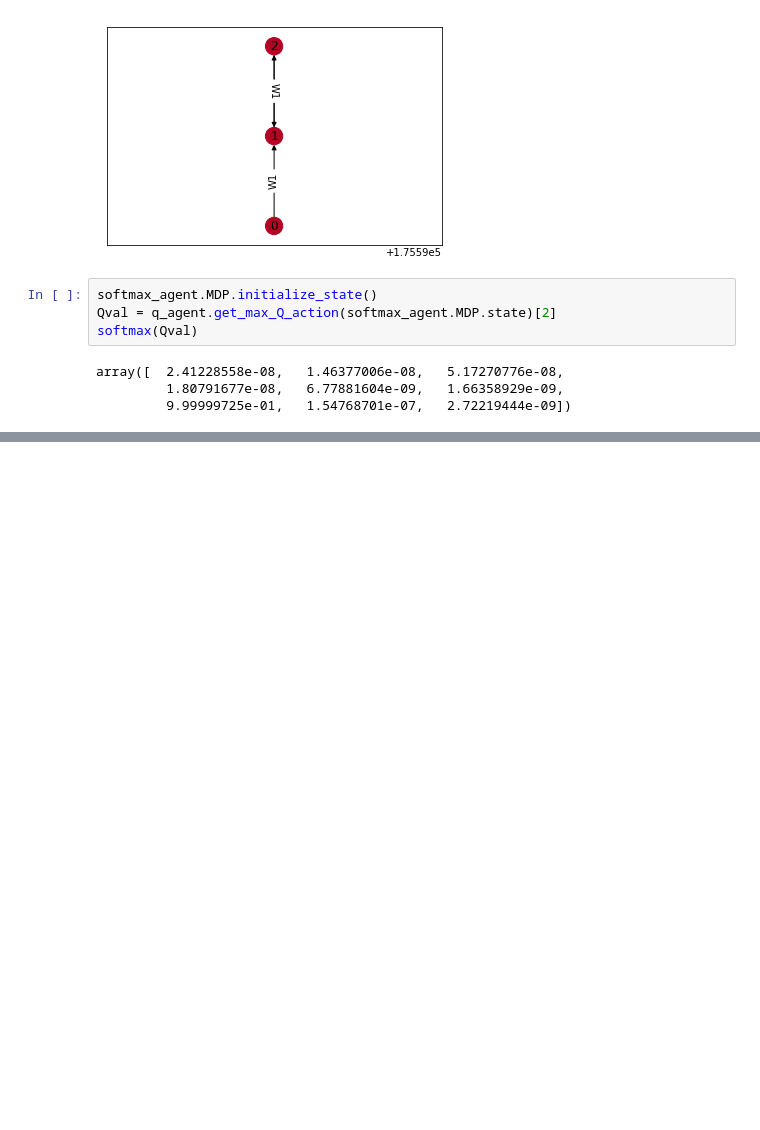
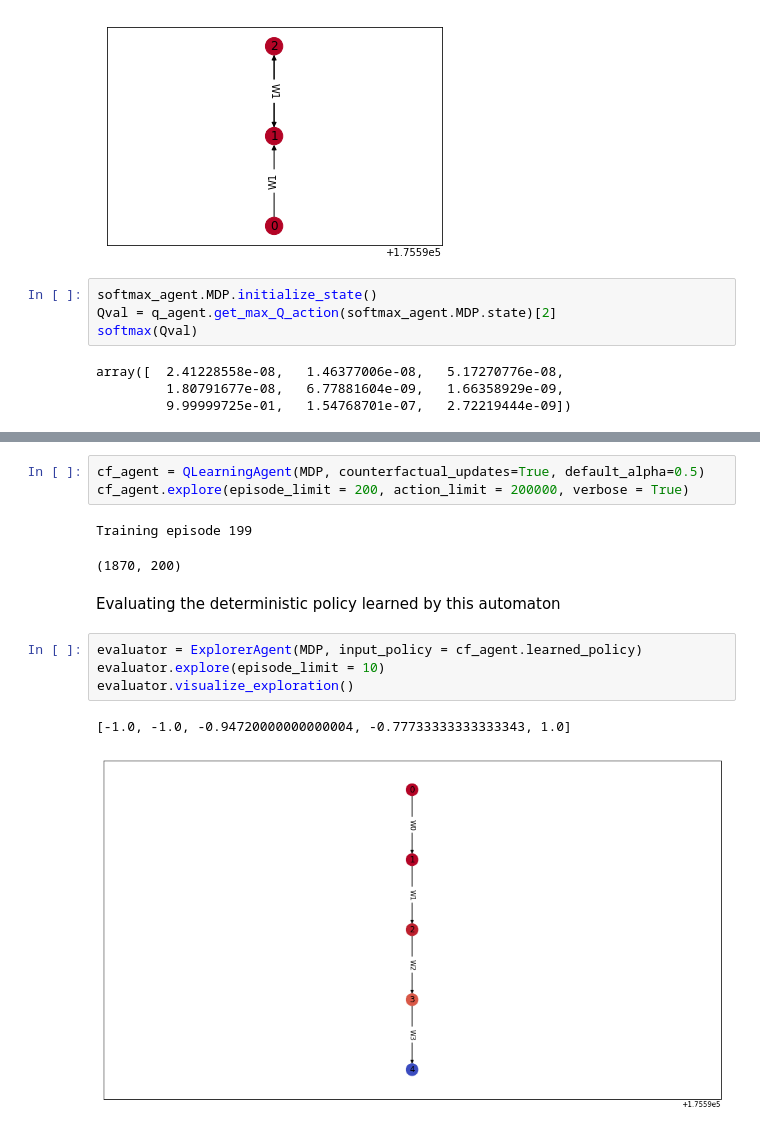
Before and after one commit to interactive-robotics/Personal_AJShah, a Jupyter notebook: LTLProgression/QLearning.ipynb, the cells around one changed output, grey strips where cells are left out. Cells and saved outputs as stored; diff of their text form; blank space fills up the shorter version.

```diff
--- a/LTLProgression/QLearning.ipynb
+++ b/LTLProgression/QLearning.ipynb
@@ -93,0 +99,15 @@ array([  2.41228558e-08,   1.46377006e-08,   5.17270776e-08,
+# %%
+cf_agent = QLearningAgent(MDP, counterfactual_updates=True, default_alpha=0.5)
+cf_agent.explore(episode_limit = 200, action_limit = 200000, verbose = True)
+# %% [output]
+Training episode 199
+(1870, 200)
+# %% [markdown]
+Evaluating the deterministic policy learned by this automaton
+# %%
+evaluator = ExplorerAgent(MDP, input_policy = cf_agent.learned_policy)
+evaluator.explore(episode_limit = 10)
+evaluator.visualize_exploration()
+# %% [output]
+[-1.0, -1.0, -0.94720000000000004, -0.77733333333333343, 1.0]
+[figure, added]
```
Also changed, not shown: parts of 28 cells of this notebook, 4 other files.
